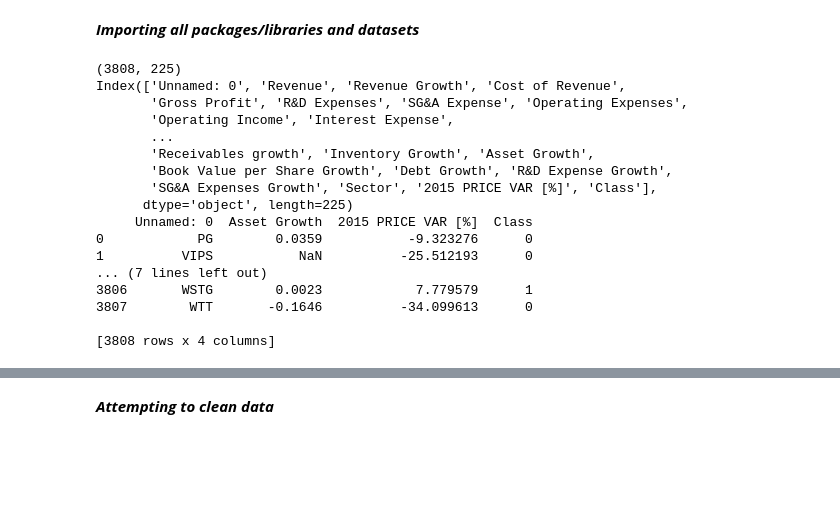
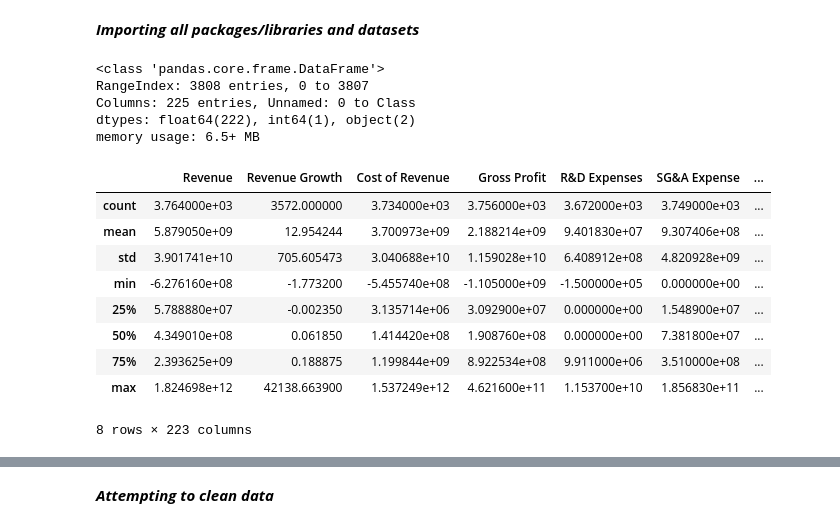
Before and after one commit to Tanishkjain1357/ML-on-Stock-Prices, a Jupyter notebook: PredictStockPrices.ipynb, the cells around one changed output, grey strips where cells are left out. Drawn from its saved outputs; the diff is of its cells as text; code cells hidden in the pictures; blank space fills up the shorter version.

```diff
--- a/PredictStockPrices.ipynb
+++ b/PredictStockPrices.ipynb
@@ -12,27 +13,25 @@ fd_18 = pd.read_csv("./Stocks/2018_Financial_Data.csv")
 # %%
 # print(fd_14.head())
 # print(fd_15.head())
 # print(fd_16.head())
 # print(fd_17.head())
 # print(fd_18.head())
-print(fd_14.shape)
-print(fd_14.columns)
-print(fd_14[["Unnamed: 0", "Asset Growth", "2015 PRICE VAR [%]", "Class"]])
+fd_14.info()
+fd_14.describe()
+# print(fd_14[["Unnamed: 0", "Asset Growth", "2015 PRICE VAR [%]", "Class"]])
 # %% [output]
-(3808, 225)
-Index(['Unnamed: 0', 'Revenue', 'Revenue Growth', 'Cost of Revenue',
-       'Gross Profit', 'R&D Expenses', 'SG&A Expense', 'Operating Expenses',
-       'Operating Income', 'Interest Expense',
-       ...
-       'Receivables growth', 'Inventory Growth', 'Asset Growth',
-       'Book Value per Share Growth', 'Debt Growth', 'R&D Expense Growth',
-       'SG&A Expenses Growth', 'Sector', '2015 PRICE VAR [%]', 'Class'],
-      dtype='object', length=225)
-     Unnamed: 0  Asset Growth  2015 PRICE VAR [%]  Class
-0            PG        0.0359           -9.323276      0
-1          VIPS           NaN          -25.512193      0
-... (7 lines left out)
-3806       WSTG        0.0023            7.779579      1
-3807        WTT       -0.1646          -34.099613      0
-
-[3808 rows x 4 columns]
+<class 'pandas.core.frame.DataFrame'>
+RangeIndex: 3808 entries, 0 to 3807
+Columns: 225 entries, Unnamed: 0 to Class
+dtypes: float64(222), int64(1), object(2)
+memory usage: 6.5+ MB
+|  | Revenue | Revenue Growth | Cost of Revenue | Gross Profit | R&D Expenses | SG&A Expense | ... |
+| count | 3.764000e+03 | 3572.000000 | 3.734000e+03 | 3.756000e+03 | 3.672000e+03 | 3.749000e+03 | ... |
+| mean | 5.879050e+09 | 12.954244 | 3.700973e+09 | 2.188214e+09 | 9.401830e+07 | 9.307406e+08 | ... |
+| std | 3.901741e+10 | 705.605473 | 3.040688e+10 | 1.159028e+10 | 6.408912e+08 | 4.820928e+09 | ... |
+| min | -6.276160e+08 | -1.773200 | -5.455740e+08 | -1.105000e+09 | -1.500000e+05 | 0.000000e+00 | ... |
+| 25% | 5.788880e+07 | -0.002350 | 3.135714e+06 | 3.092900e+07 | 0.000000e+00 | 1.548900e+07 | ... |
+| 50% | 4.349010e+08 | 0.061850 | 1.414420e+08 | 1.908760e+08 | 0.000000e+00 | 7.381800e+07 | ... |
+| 75% | 2.393625e+09 | 0.188875 | 1.199844e+09 | 8.922534e+08 | 9.911000e+06 | 3.510000e+08 | ... |
+| max | 1.824698e+12 | 42138.663900 | 1.537249e+12 | 4.621600e+11 | 1.153700e+10 | 1.856830e+11 | ... |
+8 rows × 223 columns
```
Also changed, not shown: parts of 3 cells of this notebook.
